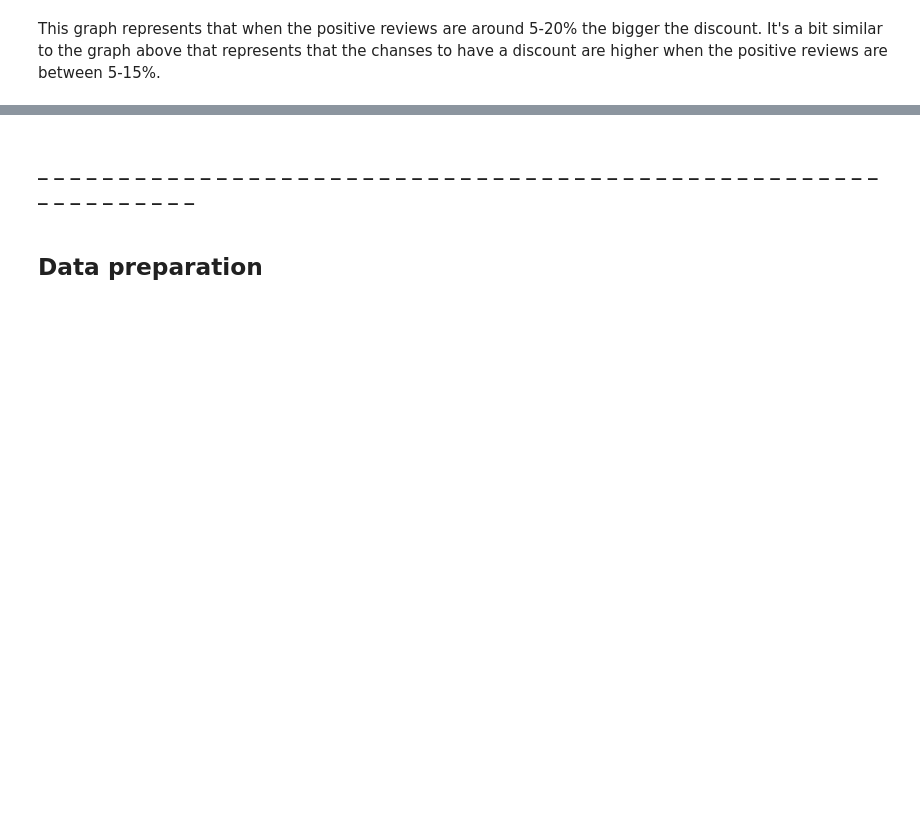
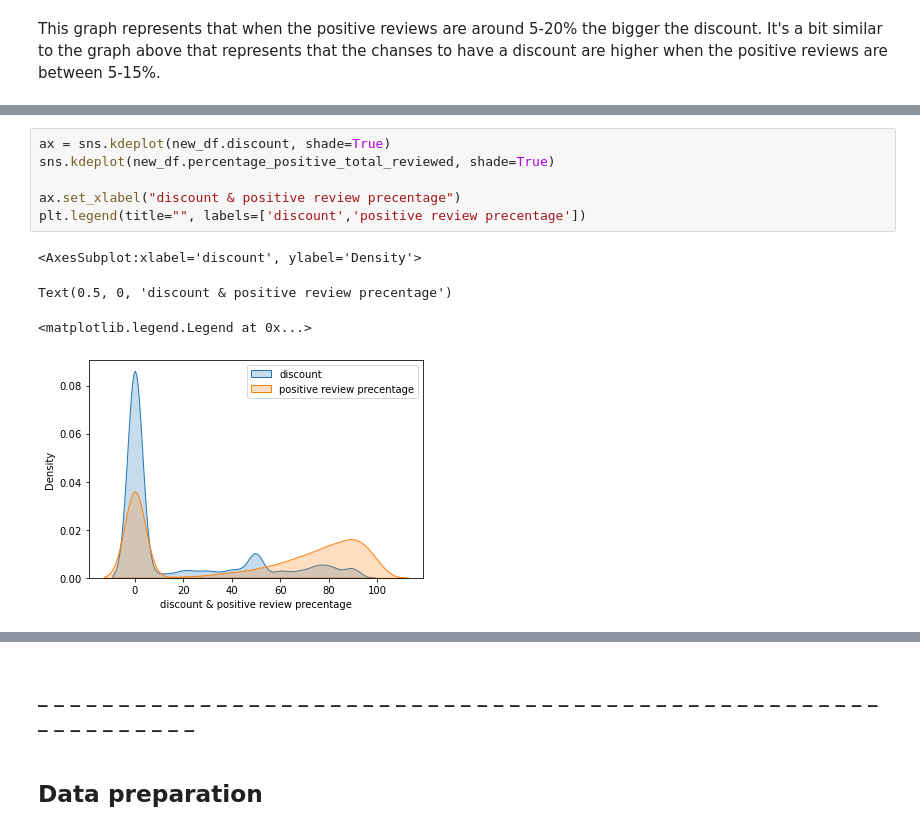
Before and after one commit to YuvalAvishid/Game_Discount_Predictor, a Jupyter notebook: Game_On_Sale.ipynb, the cells around one changed output, grey strips where cells are left out. Saved outputs shown, nothing was run; the diff lists cells and outputs as text; blank space fills up the shorter version.

```diff
--- a/Game_On_Sale.ipynb
+++ b/Game_On_Sale.ipynb
@@ -843,0 +878,11 @@ It's a bit similar to the graph above that represents that the chanses to have a
+# %%
+ax = sns.kdeplot(new_df.discount, shade=True)
+sns.kdeplot(new_df.percentage_positive_total_reviewed, shade=True)
+
+ax.set_xlabel("discount & positive review precentage")
+plt.legend(title="", labels=['discount','positive review precentage'])
+# %% [output]
+<AxesSubplot:xlabel='discount', ylabel='Density'>
+Text(0.5, 0, 'discount & positive review precentage')
+<matplotlib.legend.Legend at 0x...>
+[figure, added]
```
Also changed, not shown: parts of 35 cells of this notebook.
